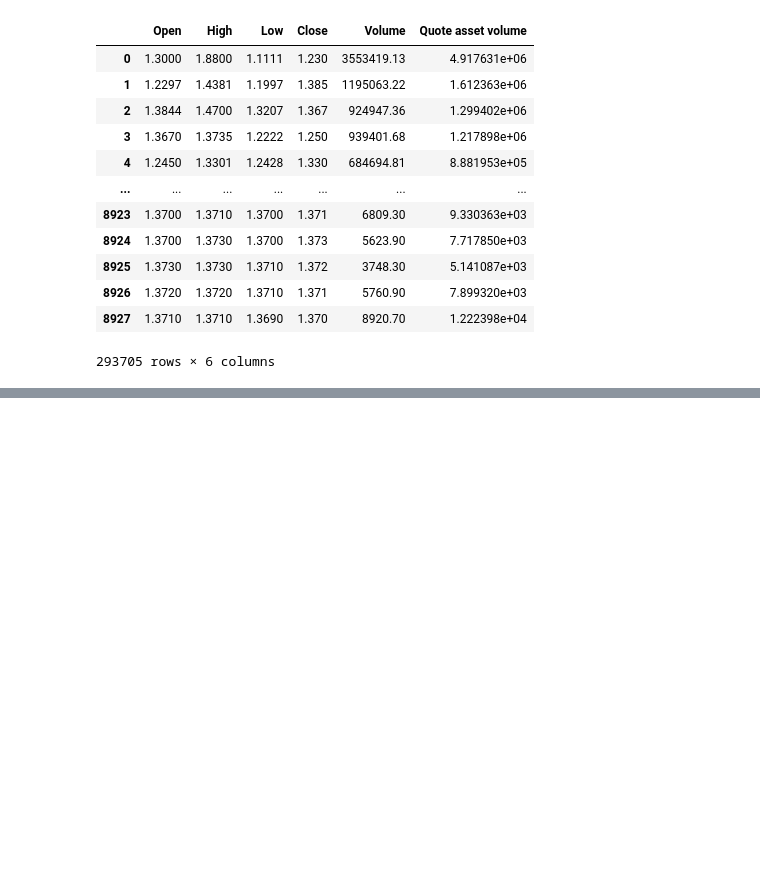
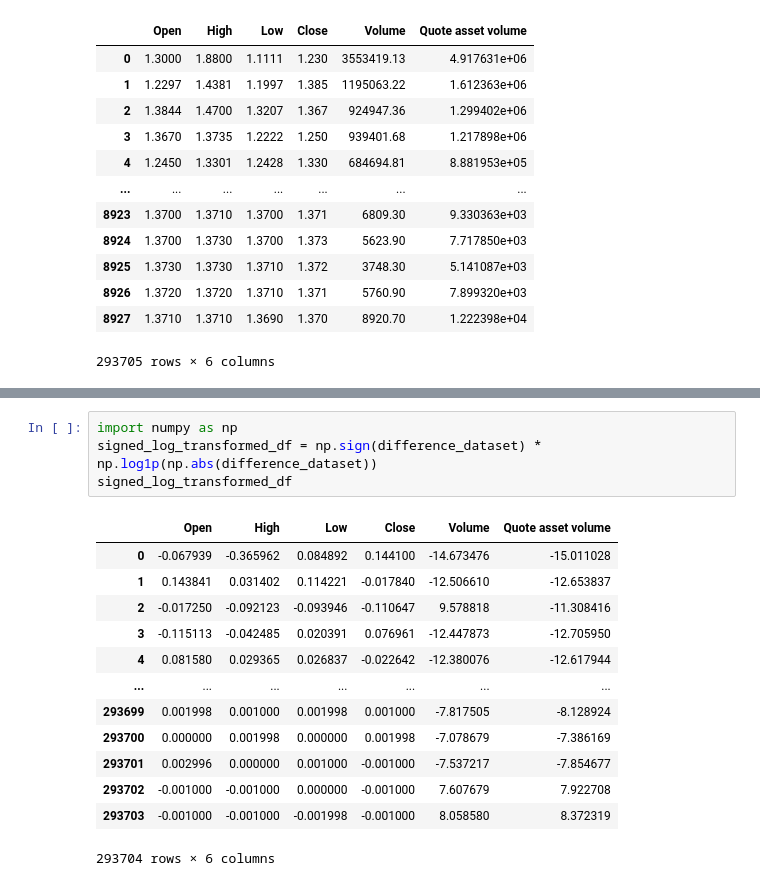
Before and after one commit to Klok-e/python-price-predict-experiment, a Jupyter notebook: Untitled1.ipynb, the cells around one changed output, grey strips where cells are left out. Cells and saved outputs as stored; diff of their text form; blank space fills up the shorter version.

```diff
--- a/Untitled1.ipynb
+++ b/Untitled1.ipynb
@@ -91,0 +109,18 @@ dataset
+# %%
+import numpy as np
+signed_log_transformed_df = np.sign(difference_dataset) * np.log1p(np.abs(difference_dataset))
+signed_log_transformed_df
+# %% [output]
+|  | Open | High | Low | Close | Volume | Quote asset volume |
+| 0 | -0.067939 | -0.365962 | 0.084892 | 0.144100 | -14.673476 | -15.011028 |
+| 1 | 0.143841 | 0.031402 | 0.114221 | -0.017840 | -12.506610 | -12.653837 |
+| 2 | -0.017250 | -0.092123 | -0.093946 | -0.110647 | 9.578818 | -11.308416 |
+| 3 | -0.115113 | -0.042485 | 0.020391 | 0.076961 | -12.447873 | -12.705950 |
+| 4 | 0.081580 | 0.029365 | 0.026837 | -0.022642 | -12.380076 | -12.617944 |
+| ... | ... | ... | ... | ... | ... | ... |
+| 293699 | 0.001998 | 0.001000 | 0.001998 | 0.001000 | -7.817505 | -8.128924 |
+| 293700 | 0.000000 | 0.001998 | 0.000000 | 0.001998 | -7.078679 | -7.386169 |
+| 293701 | 0.002996 | 0.000000 | 0.001000 | -0.001000 | -7.537217 | -7.854677 |
+| 293702 | -0.001000 | -0.001000 | 0.000000 | -0.001000 | 7.607679 | 7.922708 |
+| 293703 | -0.001000 | -0.001000 | -0.001998 | -0.001000 | 8.058580 | 8.372319 |
+293704 rows × 6 columns
```
Also changed, not shown: parts of 6 cells of this notebook.
